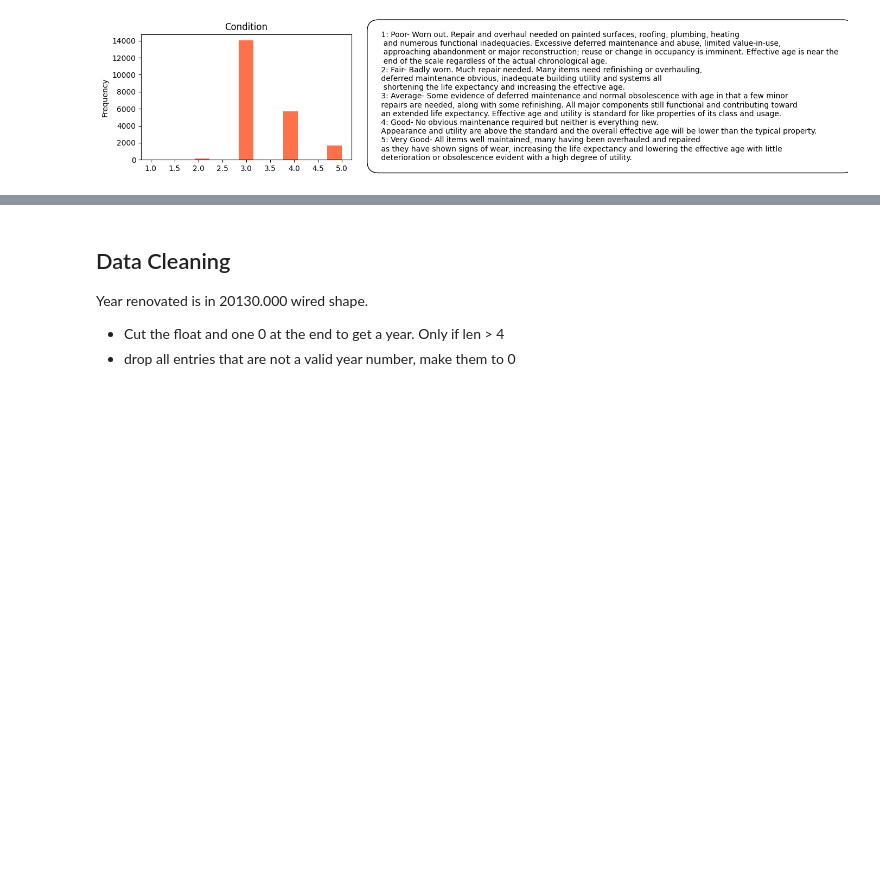
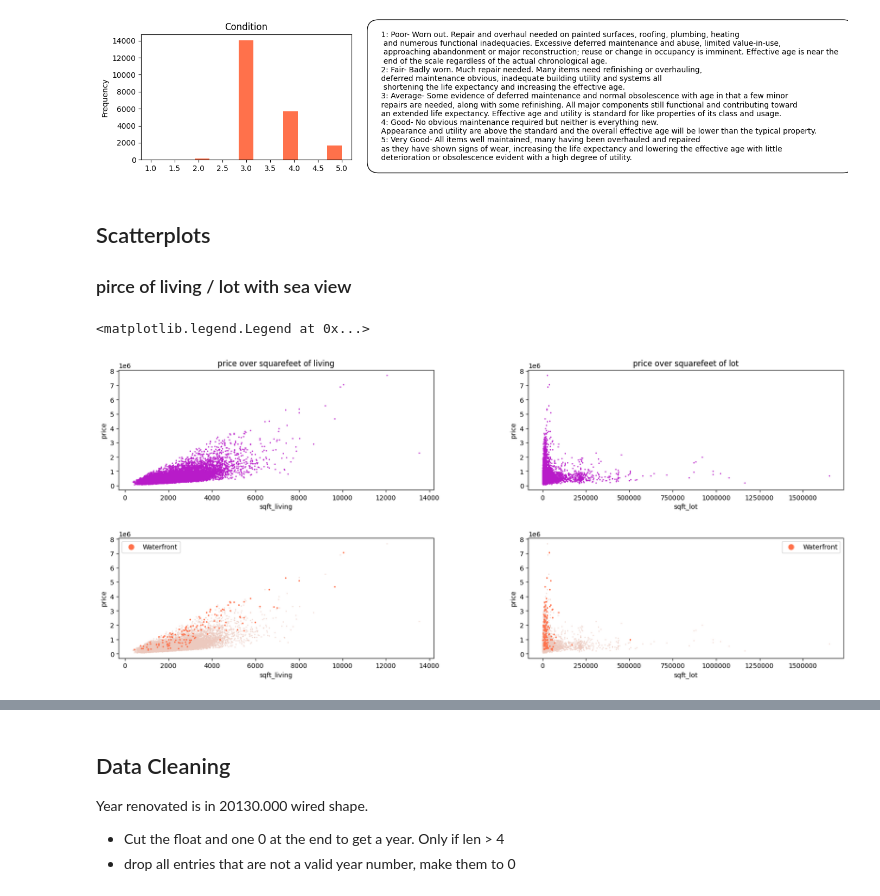
Before and after one commit to julialoeschel/eda-project-houses, a Jupyter notebook: EDA.ipynb, the cells around one changed output, grey strips where cells are left out. Cells and saved outputs as stored; diff of their text form; code cells hidden in the pictures; blank space fills up the shorter version.

```diff
--- a/EDA.ipynb
+++ b/EDA.ipynb
@@ -173,3 +175,33 @@ plt.gcf().text(1, 0.5, conditions_text, fontsize=10, va='center', ha='left', bbo
 # %% [output]
 Text(1, 0.5, ' 1: Poor- Worn out. Repair and overhaul needed on painted surfaces, roofing, plumbing, heating \n  and numerous functional inadequacies. Excessive deferred maintenance and abuse, limited ...
 [figure]
+# %% [markdown]
+## Scatterplots
+
+### pirce of living / lot with sea view
+# %%
+import matplotlib.lines  as mlines  # Für benutzerdefinierte Legenden-Einträge
+
+fig, axes = plt.subplots(2, 2, figsize=(20,8))
+
+df.plot(kind="scatter", x='sqft_living', y='price', color=colors["lila"], s = 1, title="price over squarefeet of living", ax=axes[0,0])
+df.plot(kind="scatter", x='sqft_lot', y='price', color=colors["lila"], s = 1, title="price over squarefeet of lot", ax=axes[0,1])
+axes[0,1].ticklabel_format(style='plain', axis='x')
+axes[1,1].ticklabel_format(style='plain', axis='x')
+
+df_waterfront = df[(df['waterfront'] != 0)]
+df_no_waterfront = df[(df['waterfront'] == 0)]
+
+df_no_waterfront.plot(kind="scatter", x='sqft_living', y='price', color=colors["beige"],alpha=0.5, s = 1,  ax=axes[1,0])
+df_waterfront.plot(kind="scatter", x='sqft_living', y='price', color=colors["orange"], s = 2,  ax=axes[1,0])
+
+df_no_waterfront.plot(kind="scatter", x='sqft_lot', y='price', color=colors["beige"],alpha=0.5, s = 1, ax=axes[1,1])
+df_waterfront.plot(kind="scatter", x='sqft_lot', y='price', color=colors["orange"], s = 2, ax=axes[1,1])
+
+plt.subplots_adjust(hspace=0.4, wspace=0.3)
+orange_circle = mlines.Line2D([], [], color=colors["orange"], marker='o', linestyle='None', markersize=8, label='Waterfront')
+axes[1, 0].legend(handles=[orange_circle])
+axes[1, 1].legend(handles=[ orange_circle])
+# %% [output]
+<matplotlib.legend.Legend at 0x...>
+[figure, added]
```
Also changed, not shown: parts of 6 cells of this notebook.
